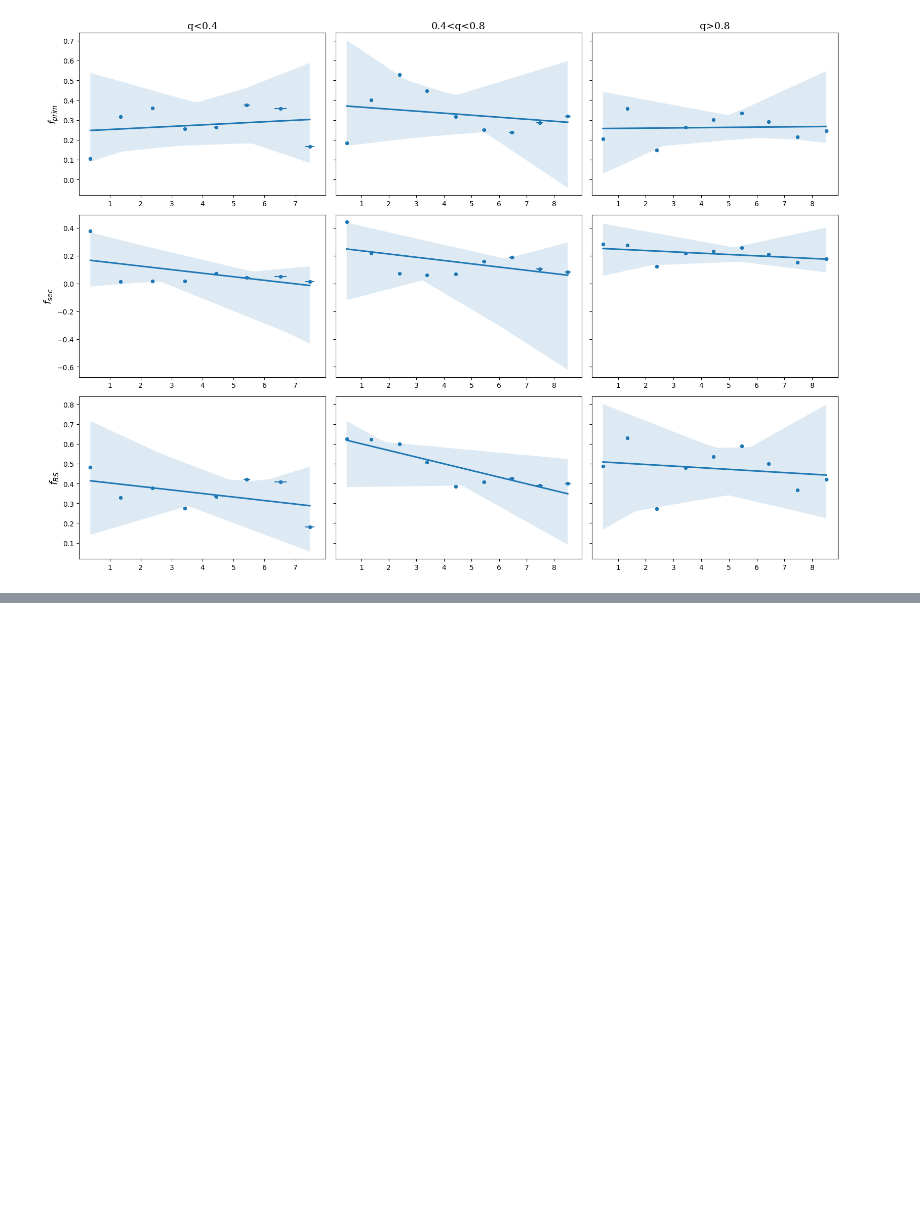
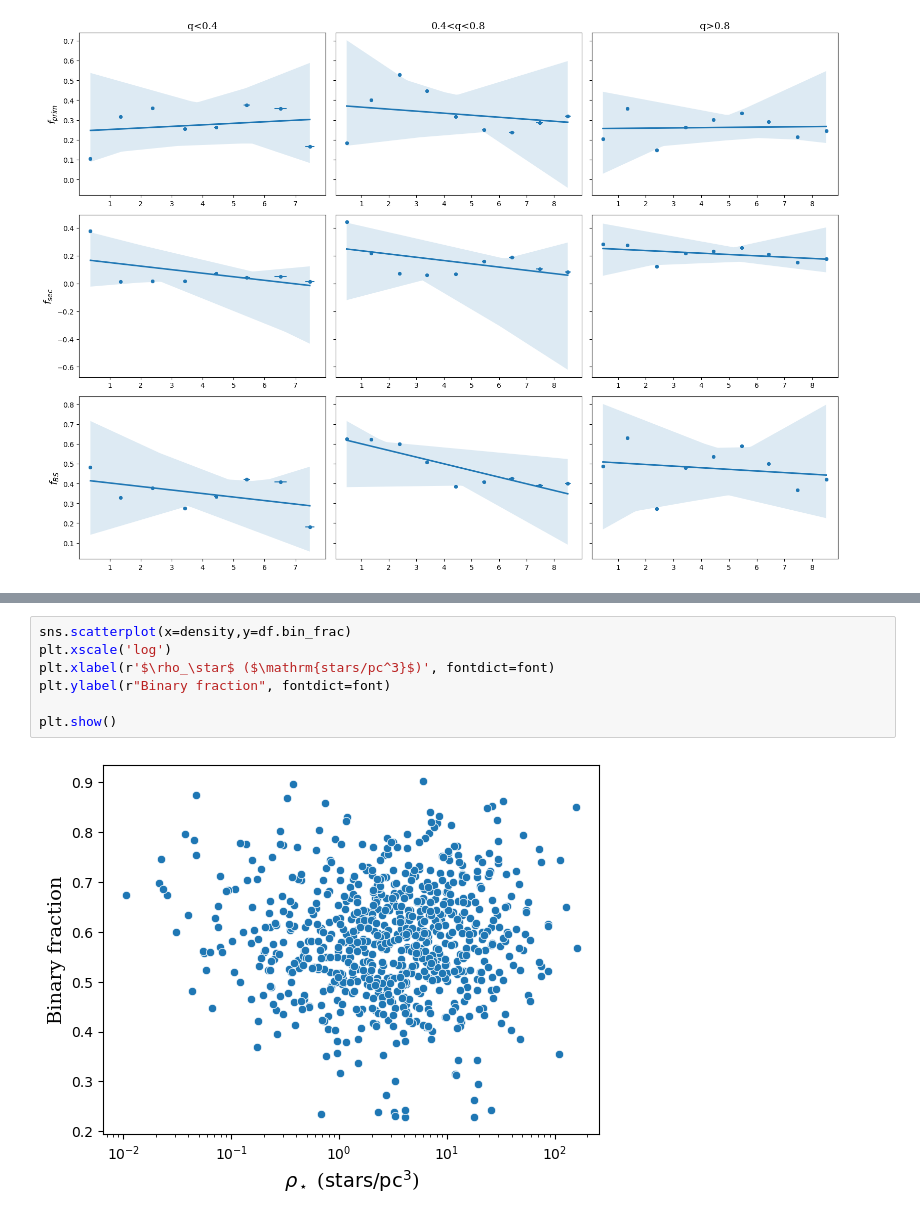
Before and after one commit to RuanPH26/stellar_multiplicity_in_open_clusters, a Jupyter notebook: Massa estelar.ipynb, the cells around one changed output, grey strips where cells are left out. Cells and saved outputs as stored; diff of their text form; blank space fills up the shorter version.

```diff
--- a/Massa estelar.ipynb
+++ b/Massa estelar.ipynb
@@ -300,0 +229,9 @@ Index(['RA_ICRS', 'DE_ICRS', 'dist', 'e_dist', 'age', 'e_age', 'Av', 'e_Av',
+# %%
+sns.scatterplot(x=density,y=df.bin_frac)
+plt.xscale('log')
+plt.xlabel(r'$\rho_\star$ ($\mathrm{stars/pc^3}$)', fontdict=font)
+plt.ylabel(r"Binary fraction", fontdict=font)
+
+plt.show()
+# %% [output]
+[figure, added]
```
Also changed, not shown: parts of 7 cells of this notebook, 2 other files.
